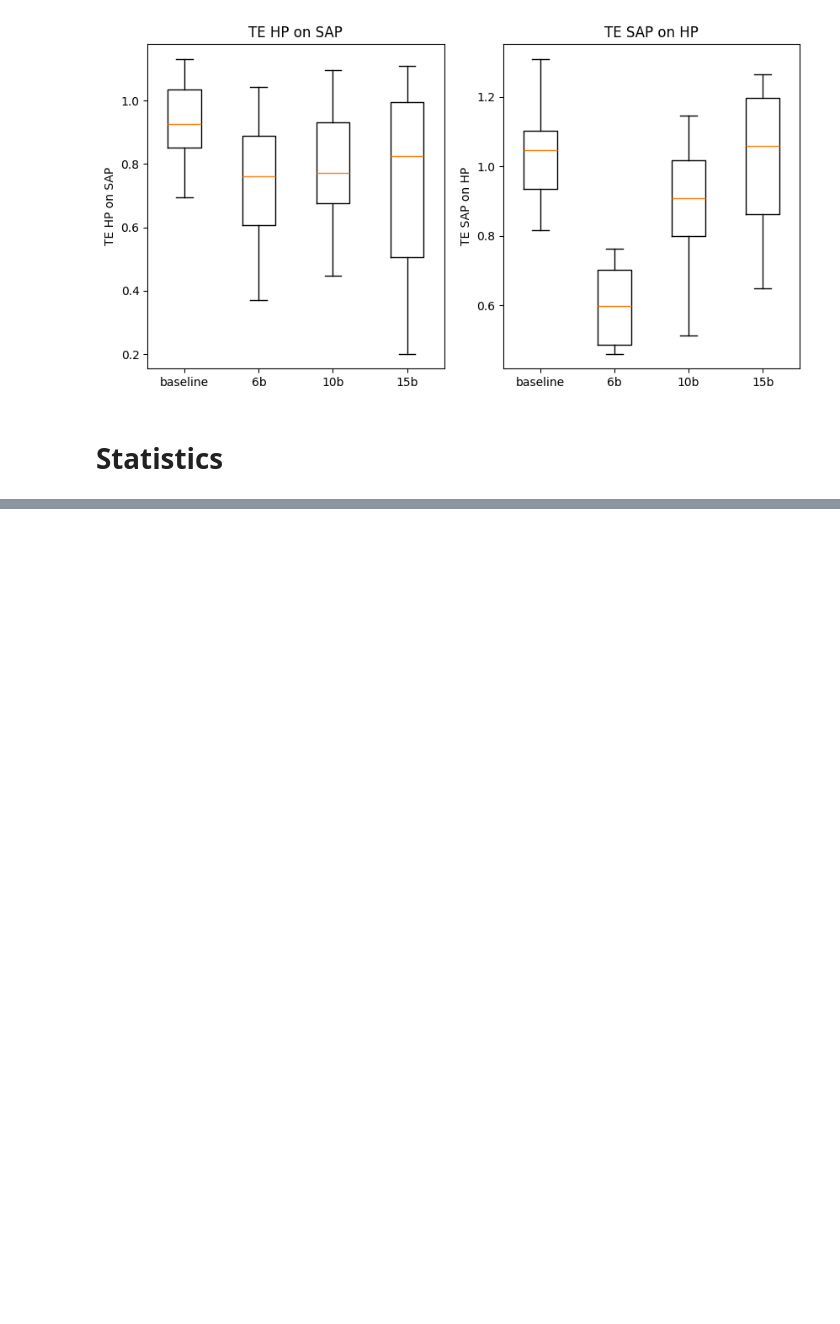
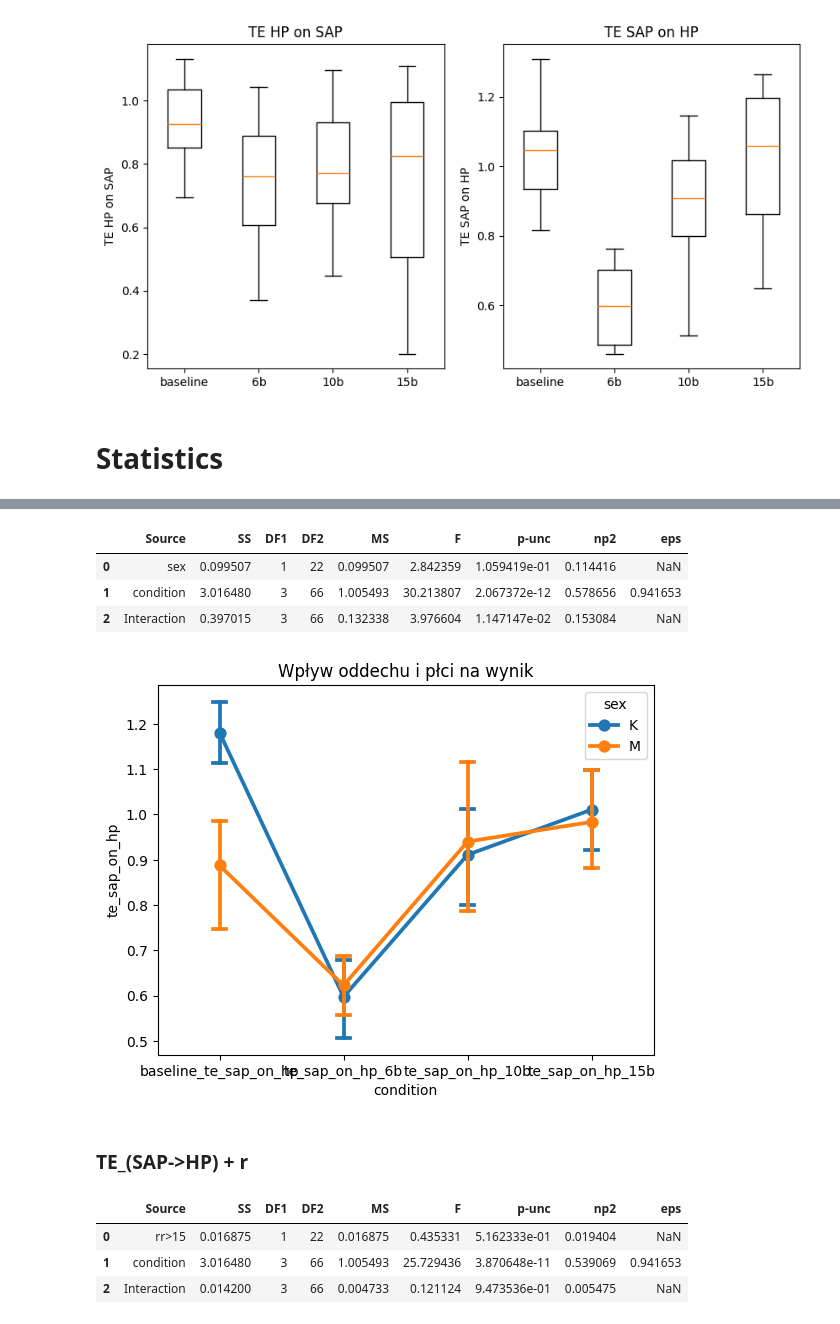
Before and after one commit to IgnacyBerent/EngineeringThesis, a Jupyter notebook: simc.ipynb, the cells around one changed output, grey strips where cells are left out. Saved outputs shown, nothing was run; the diff lists cells and outputs as text; code cells hidden in the pictures; blank space fills up the shorter version.

```diff
--- a/simc.ipynb
+++ b/simc.ipynb
@@ -195,0 +222,38 @@ print(res)
+# %%
+anova = pg.mixed_anova(
+    dv='te_sap_on_hp',     # Zmienna zależna
+    within='condition',    # Czynnik wewnątrzosobniczy
+    between='sex',      # Czynnik międzyosobniczy
+    subject='subject',     # ID pacjenta
+    data=df_long_2
+)
+
+anova
+# %% [output]
+|  | Source | SS | DF1 | DF2 | MS | F | p-unc | np2 | eps |
+| 0 | sex | 0.099507 | 1 | 22 | 0.099507 | 2.842359 | 1.059419e-01 | 0.114416 | NaN |
+| 1 | condition | 3.016480 | 3 | 66 | 1.005493 | 30.213807 | 2.067372e-12 | 0.578656 | 0.941653 |
+| 2 | Interaction | 0.397015 | 3 | 66 | 0.132338 | 3.976604 | 1.147147e-02 | 0.153084 | NaN |
+# %%
+sns.pointplot(data=df_long_2, x='condition', y='te_sap_on_hp', hue='sex', capsize=.1)
+plt.title('Wpływ oddechu i płci na wynik')
+plt.show()
+# %% [output]
+[figure, added]
+# %% [markdown]
+### TE_(SAP->HP) + r
+# %%
+anova = pg.mixed_anova(
+    dv='te_sap_on_hp',     # Zmienna zależna
+    within='condition',    # Czynnik wewnątrzosobniczy
+    between='rr>15',      # Czynnik międzyosobniczy
+    subject='subject',     # ID pacjenta
+    data=df_long_2
+)
+
+anova
+# %% [output]
+|  | Source | SS | DF1 | DF2 | MS | F | p-unc | np2 | eps |
+| 0 | rr>15 | 0.016875 | 1 | 22 | 0.016875 | 0.435331 | 5.162333e-01 | 0.019404 | NaN |
+| 1 | condition | 3.016480 | 3 | 66 | 1.005493 | 25.729436 | 3.870648e-11 | 0.539069 | 0.941653 |
+| 2 | Interaction | 0.014200 | 3 | 66 | 0.004733 | 0.121124 | 9.473536e-01 | 0.005475 | NaN |
```
Also changed, not shown: parts of 32 cells of this notebook.
